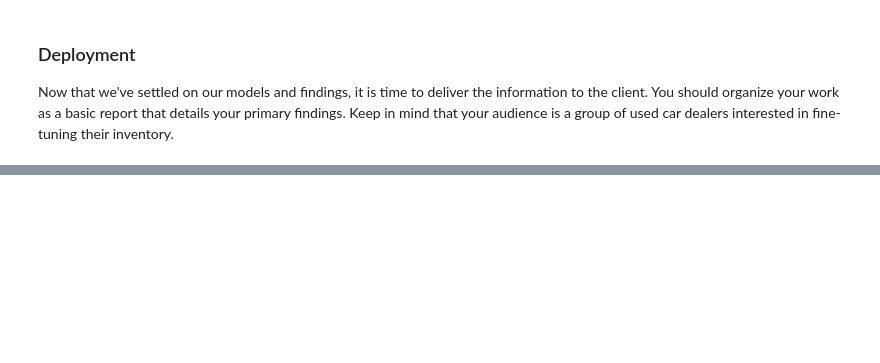
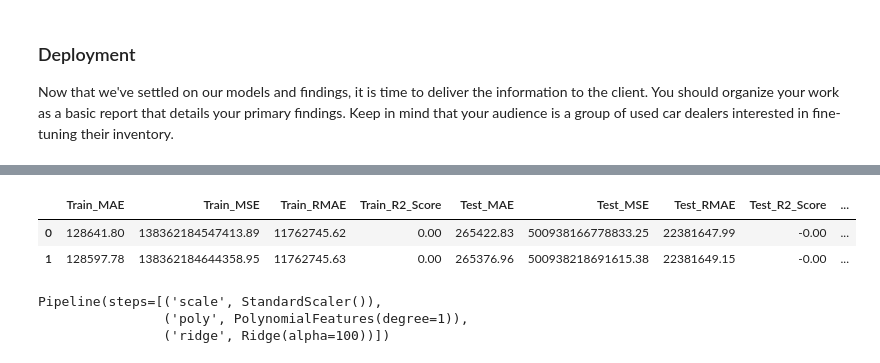
Before and after one commit to OBULAMRANA/M11-PA-2, a Jupyter notebook: M11_PA_2.ipynb, the cells around one changed output, grey strips where cells are left out. Cells and saved outputs as stored; diff of their text form; code cells hidden in the pictures; blank space fills up the shorter version.

```diff
--- a/M11_PA_2.ipynb
+++ b/M11_PA_2.ipynb
@@ -743,0 +744,16 @@ model_evaluation
+# %%
+pipe = Pipeline([
+    ('scale', StandardScaler()),
+    ('poly', PolynomialFeatures()),
+    ('lasso', Lasso())
+])
+
+param_grid = {
+    'lasso__alpha': [0.01, 0.1, 1, 10, 100],
+    'poly__degree': [1,2,3,4]
+}
+# %%
+grid_search = GridSearchCV(pipe, param_grid, cv=5, scoring='neg_mean_squared_error')
+grid_search.fit(X_train, y_train)
+best_model_lasso = grid_search.best_estimator_
+print(best_model_lasso)
@@ -743,0 +764,8 @@ model_evaluation
+# %%
+lasso = Lasso(alpha=100)
+lasso.fit(x_train_sc, y_train)
+y_train_pred = lasso.predict(x_train_sc)
+y_test_pred = lasso.predict(x_test_sc)
+error_lasso = ErMtx(y_train, y_train_pred, y_test, y_test_pred)
+error_lasso['Model Name']='Lasso'
+error_lasso
@@ -743,0 +782,7 @@ model_evaluation
+# %%
+model_evaluation = pd.concat([model_evaluation, (pd.DataFrame([error_lasso]))],ignore_index=True)
+model_evaluation
+# %% [output]
+|  | Train_MAE | Train_MSE | Train_RMAE | Train_R2_Score | Test_MAE | Test_MSE | Test_RMAE | Test_R2_Score | ... |
+| 0 | 128641.80 | 138362184547413.89 | 11762745.62 | 0.00 | 265422.83 | 500938166778833.25 | 22381647.99 | -0.00 | ... |
+| 1 | 128597.78 | 138362184644358.95 | 11762745.63 | 0.00 | 265376.96 | 500938218691615.38 | 22381649.15 | -0.00 | ... |
@@ -743,0 +800,9 @@ model_evaluation
+# %%
+grid_search = GridSearchCV(pipe, param_grid, cv=5, scoring='neg_mean_squared_error')
+grid_search.fit(X_train, y_train)
+best_model_ridge = grid_search.best_estimator_
+print(best_model_ridge)
+# %% [output]
+Pipeline(steps=[('scale', StandardScaler()),
+                ('poly', PolynomialFeatures(degree=1)),
+                ('ridge', Ridge(alpha=100))])
```
Also changed, not shown: parts of 60 cells of this notebook.
